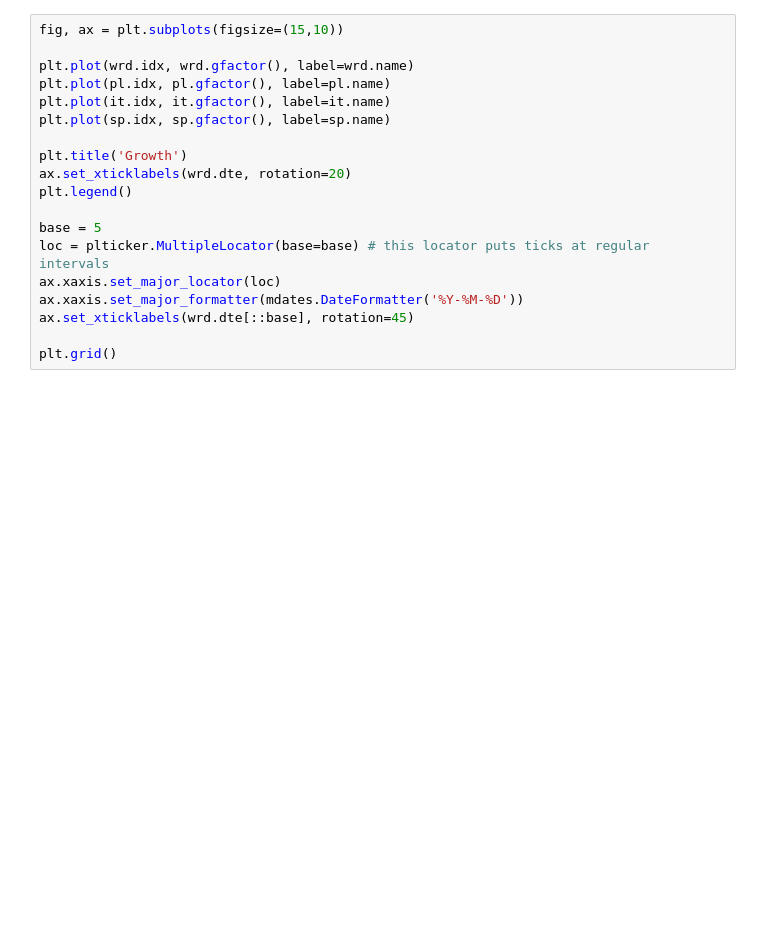
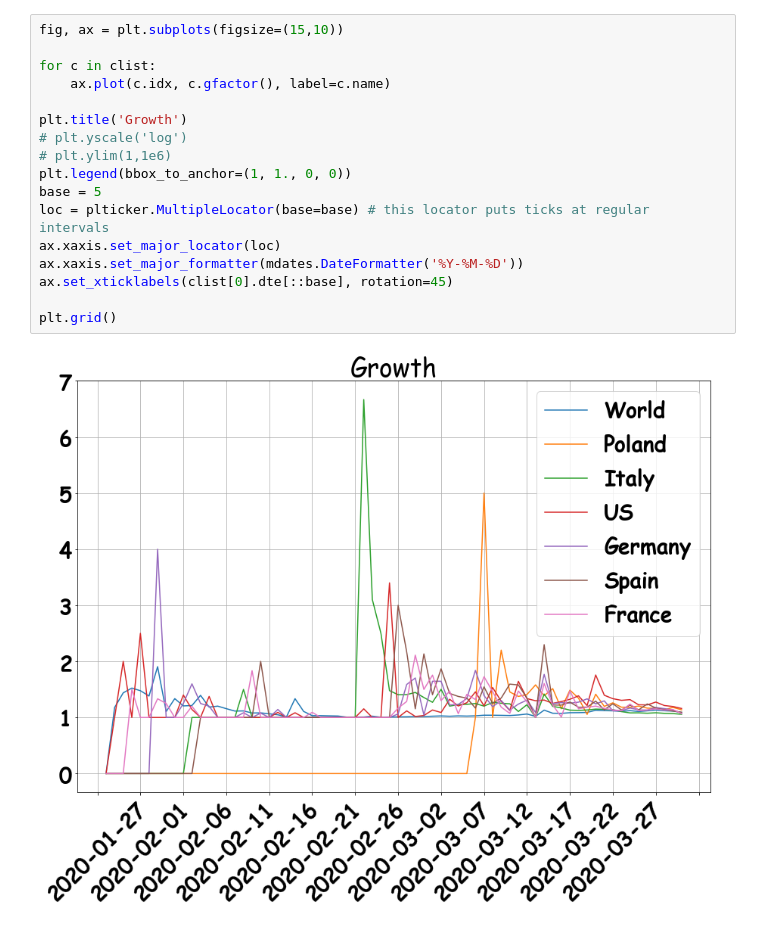
Before and after one commit to sgepner/covid-19, a Jupyter notebook: notebooks/Fun with data.ipynb, the cells around one changed output. Cells and saved outputs as stored; diff of their text form; blank space fills up the shorter version.

```diff
--- a/notebooks/Fun with data.ipynb
+++ b/notebooks/Fun with data.ipynb
@@ -129,19 +130,19 @@ plt.grid()
 # %%
 fig, ax = plt.subplots(figsize=(15,10))
 
-plt.plot(wrd.idx, wrd.gfactor(), label=wrd.name)
-plt.plot(pl.idx, pl.gfactor(), label=pl.name)
-plt.plot(it.idx, it.gfactor(), label=it.name)
-plt.plot(sp.idx, sp.gfactor(), label=sp.name)
+for c in clist:
+    ax.plot(c.idx, c.gfactor(), label=c.name)
 
 plt.title('Growth')
-ax.set_xticklabels(wrd.dte, rotation=20)
-plt.legend()
-
+# plt.yscale('log')
+# plt.ylim(1,1e6)
+plt.legend(bbox_to_anchor=(1, 1., 0, 0))
 base = 5
 loc = plticker.MultipleLocator(base=base) # this locator puts ticks at regular intervals
 ax.xaxis.set_major_locator(loc)
 ax.xaxis.set_major_formatter(mdates.DateFormatter('%Y-%M-%D'))
-ax.set_xticklabels(wrd.dte[::base], rotation=45)
+ax.set_xticklabels(clist[0].dte[::base], rotation=45)
 
 plt.grid()
+# %% [output]
+[figure, added]
```
Also changed, not shown: parts of 14 cells of this notebook.
